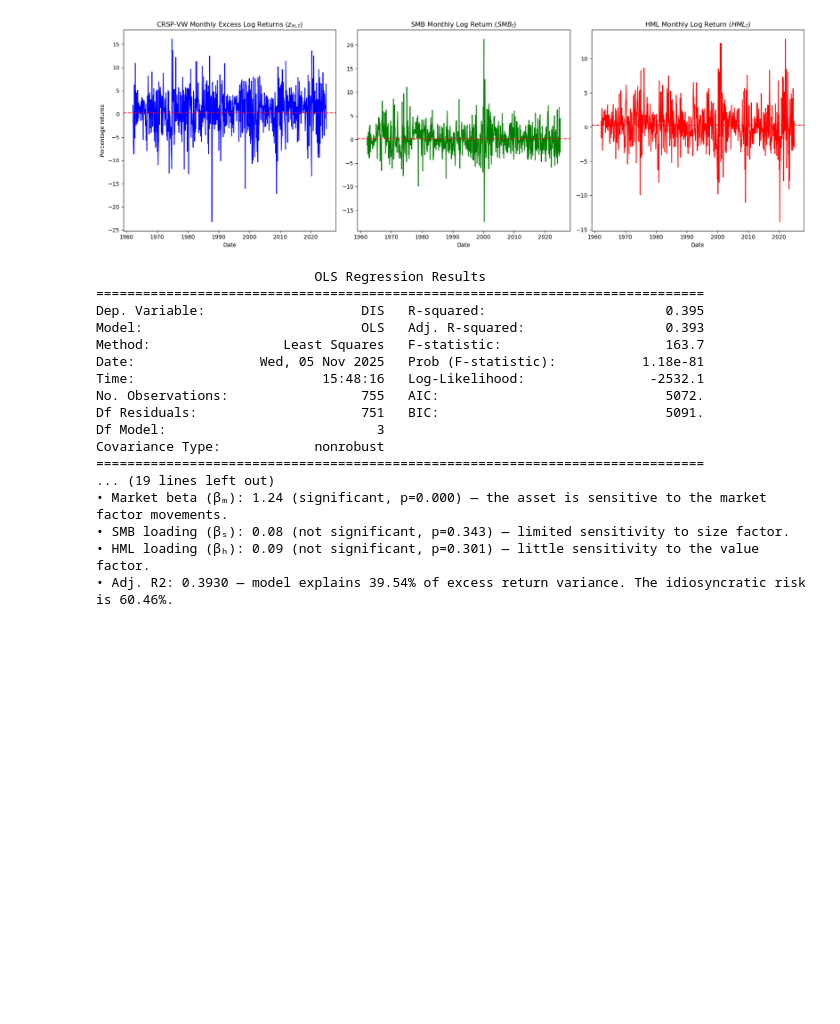
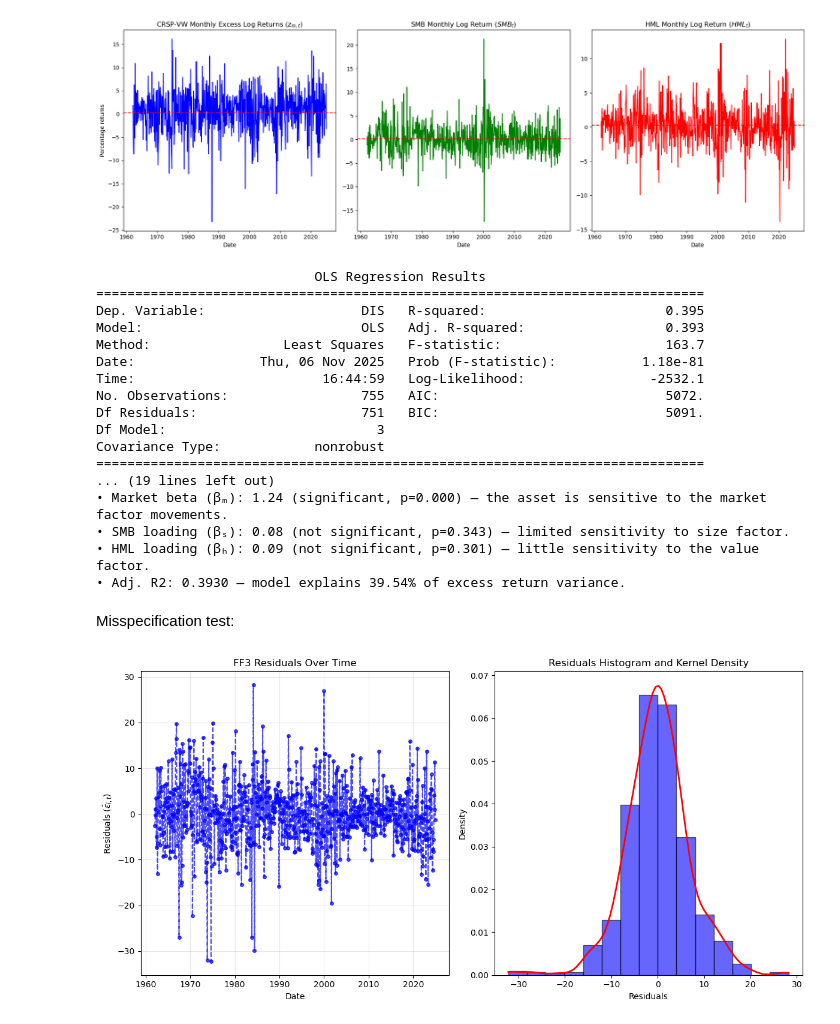
Before and after one commit to VitalityMigo/quant627_finec, a Jupyter notebook: notebook.ipynb, the cells around one changed output. Cells and saved outputs as stored; diff of their text form; code cells hidden in the pictures; blank space fills up the shorter version.

```diff
--- a/notebook.ipynb
+++ b/notebook.ipynb
@@ -2187,8 +2285,11 @@ ff3_params = {
     "Y": ff3_Y
 }
 
+# Create a table with the factors only
+ff3_Xs = pd.DataFrame({"CRSP-VW": MKT, "SMB": SMB, "HML": HML})
+
 # Add vector of 1 (constant) to compute intercept
-ff3_X = sm.add_constant(pd.DataFrame({"MKT": MKT, "SMB": SMB, "HML": HML}))
+ff3_X = sm.add_constant(ff3_Xs)
 
 # Run the CAPM regression
 FF3 = sm.OLS(ff3_Y, ff3_X).fit()
@@ -2196,7 +2297,7 @@ FF3 = sm.OLS(ff3_Y, ff3_X).fit()
 # Retreive CAPM residuals
 ff3_resid = FF3.resid
 ff3_resid_sqrd = np.power(FF3.resid,2)
-ff3_resid.name, ff3_resid_sqrd = 'FF3.resid', 'FF3.resid.sqrd'
+ff3_resid.name, ff3_resid_sqrd.name = 'FF3.resid', 'FF3.resid.sqrd'
 
 # Print results
 def describe_ff3_coeff(res):
@@ -2210,7 +2311,7 @@ def describe_ff3_coeff(res):
     print(f"• Market beta (βₘ): {bm:.2f} ({'significant' if pM<0.05 else 'not significant'}, p={pM:.3f}) — {'the asset is sensitive to the market factor movements' if pM<0.05 else 'weak link to market factor'}.")
     print(f"• SMB loading (βₛ): {bs:.2f} ({'significant' if pS<0.05 else 'not significant'}, p={pS:.3f}) — {'small-cap exposure' if bs>0 and pS<0.05 else 'large-cap characteristics' if bs<0 and pS<0.05 else 'limited sensitivity to size factor'}.")
     print(f"• HML loading (βₕ): {bh:.2f} ({'significant' if pH<0.05 else 'not significant'}, p={pH:.3f}) — {'value-style exposure (high book-to-market)' if bh>0 and pH<0.05 else 'growth-style exposure (low book-to-market)' if bh<0 and pH<0.05 else 'little sensitivity to the value factor'}.")
-    print(f"• Adj. R2: {rsq_adj:.4f} — model explains {rsq*100:.2f}% of excess return variance. The idiosyncratic risk is {(1-rsq)*100:.2f}%.")
+    print(f"• Adj. R2: {rsq_adj:.4f} — model explains {rsq*100:.2f}% of excess return variance.")
 
 # Print Result
 print(FF3.summary())
@@ -2222,8 +2323,8 @@ describe_ff3_coeff(FF3)
 Dep. Variable:                    DIS   R-squared:                       0.395
 Model:                            OLS   Adj. R-squared:                  0.393
 Method:                 Least Squares   F-statistic:                     163.7
-Date:                Wed, 05 Nov 2025   Prob (F-statistic):           1.18e-81
-Time:                        15:48:16   Log-Likelihood:                -2532.1
+Date:                Thu, 06 Nov 2025   Prob (F-statistic):           1.18e-81
+Time:                        16:44:59   Log-Likelihood:                -2532.1
 No. Observations:                 755   AIC:                             5072.
 Df Residuals:                     751   BIC:                             5091.
 Df Model:                           3
@@ -2233,4 +2334,32 @@ Covariance Type:            nonrobust
 • Market beta (βₘ): 1.24 (significant, p=0.000) — the asset is sensitive to the market factor movements.
 • SMB loading (βₛ): 0.08 (not significant, p=0.343) — limited sensitivity to size factor.
 • HML loading (βₕ): 0.09 (not significant, p=0.301) — little sensitivity to the value factor.
-• Adj. R2: 0.3930 — model explains 39.54% of excess return variance. The idiosyncratic risk is 60.46%.
+• Adj. R2: 0.3930 — model explains 39.54% of excess return variance.
+# %% [markdown]
+Misspecification test:
+# %%
+# Step 2: misspecification of the MLRM
+
+# TEST 0: Graphical representation
+
+# Create subplots
+fig, axes = plt.subplots(1, 2, figsize=(12, 6))
+
+# Residuals over time
+axes[0].plot(ff3_Y.index.to_timestamp(), ff3_resid, 'o--', markersize=4, color='blue', alpha=0.7)
+axes[0].set_title('FF3 Residuals Over Time')
+axes[0].set_xlabel('Date')
+axes[0].set_ylabel('Residuals ($\\hat{\\epsilon}_{i,t}$)')
+axes[0].grid(alpha=0.3)
+
+# Histogram + kernel
+axes[1].hist(ff3_resid, bins=15, density=True, alpha=0.6, color='b', edgecolor='black',label='Histogram')
+axes[1].plot(np.linspace(min(ff3_resid), max(ff3_resid), 100), gaussian_kde(ff3_resid)(np.linspace(min(ff3_resid), max(ff3_resid), 100)), 'r', linewidth=2, label='Kernel Density')
+axes[1].set_title("Residuals Histogram and Kernel Density")
+axes[1].set_xlabel("Residuals")
+axes[1].set_ylabel("Density")
+
+plt.tight_layout()
+plt.show()
+# %% [output]
+[figure, added]
```
Also changed, not shown: parts of 57 cells of this notebook.
